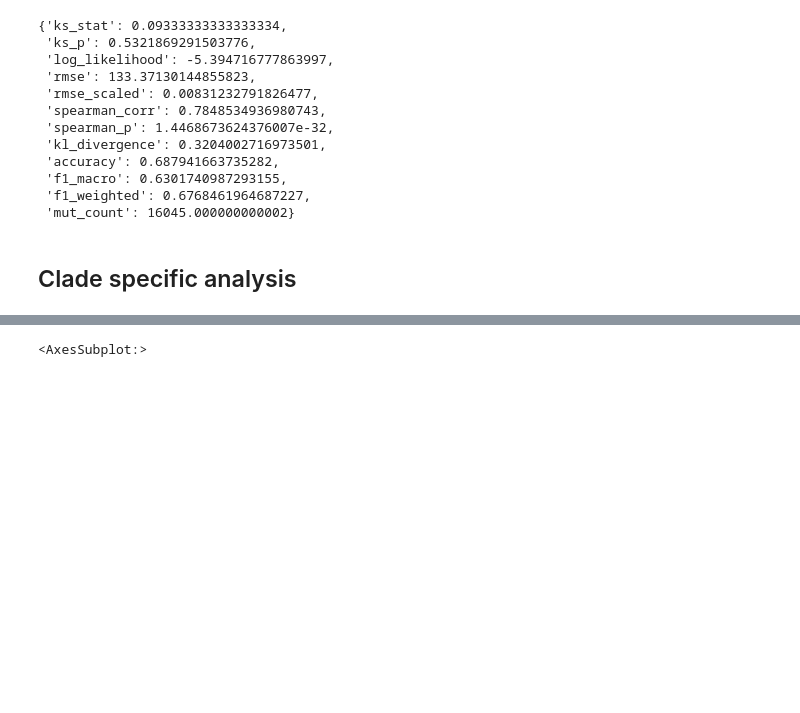
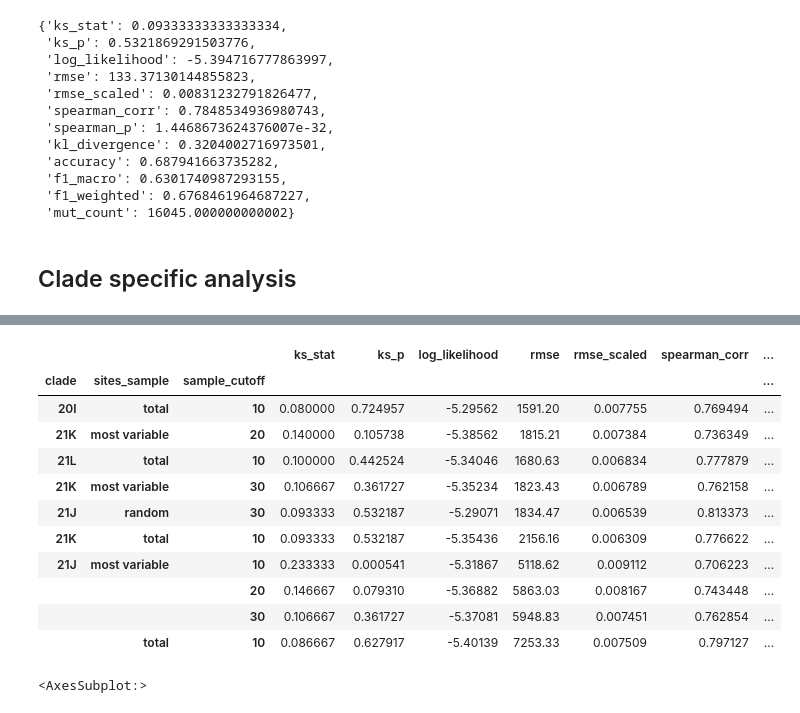
Before and after one commit to mitoclub/RNAViralMutSpec, a Jupyter notebook: sars-cov-2_aa_subst/process.ipynb, the cells around one changed output, grey strips where cells are left out. Drawn from its saved outputs; the diff is of its cells as text; code cells hidden in the pictures; blank space fills up the shorter version.

```diff
--- a/sars-cov-2_aa_subst/process.ipynb
+++ b/sars-cov-2_aa_subst/process.ipynb
@@ -709,3 +740,18 @@ g.savefig('./figures/clades_fit_metrics_boxplots.pdf')
+# %%
+metrics_total_df.sort_values('mut_count').tail(10)
+# %% [output]
+|  |  |  | ks_stat | ks_p | log_likelihood | rmse | rmse_scaled | spearman_corr | ... |
+| clade | sites_sample | sample_cutoff |  |  |  |  |  |  | ... |
+| 20I | total | 10 | 0.080000 | 0.724957 | -5.29562 | 1591.20 | 0.007755 | 0.769494 | ... |
+| 21K | most variable | 20 | 0.140000 | 0.105738 | -5.38562 | 1815.21 | 0.007384 | 0.736349 | ... |
+| 21L | total | 10 | 0.100000 | 0.442524 | -5.34046 | 1680.63 | 0.006834 | 0.777879 | ... |
+| 21K | most variable | 30 | 0.106667 | 0.361727 | -5.35234 | 1823.43 | 0.006789 | 0.762158 | ... |
+| 21J | random | 30 | 0.093333 | 0.532187 | -5.29071 | 1834.47 | 0.006539 | 0.813373 | ... |
+| 21K | total | 10 | 0.093333 | 0.532187 | -5.35436 | 2156.16 | 0.006309 | 0.776622 | ... |
+| 21J | most variable | 10 | 0.233333 | 0.000541 | -5.31867 | 5118.62 | 0.009112 | 0.706223 | ... |
+|  |  | 20 | 0.146667 | 0.079310 | -5.36882 | 5863.03 | 0.008167 | 0.743448 | ... |
+|  |  | 30 | 0.106667 | 0.361727 | -5.37081 | 5948.83 | 0.007451 | 0.762854 | ... |
+|  | total | 10 | 0.086667 | 0.627917 | -5.40139 | 7253.33 | 0.007509 | 0.797127 | ... |
 # %%
 (site_rates).hist(bins=50)
 # %% [output]
```
Also changed, not shown: parts of 6 cells of this notebook, 3 other files.
